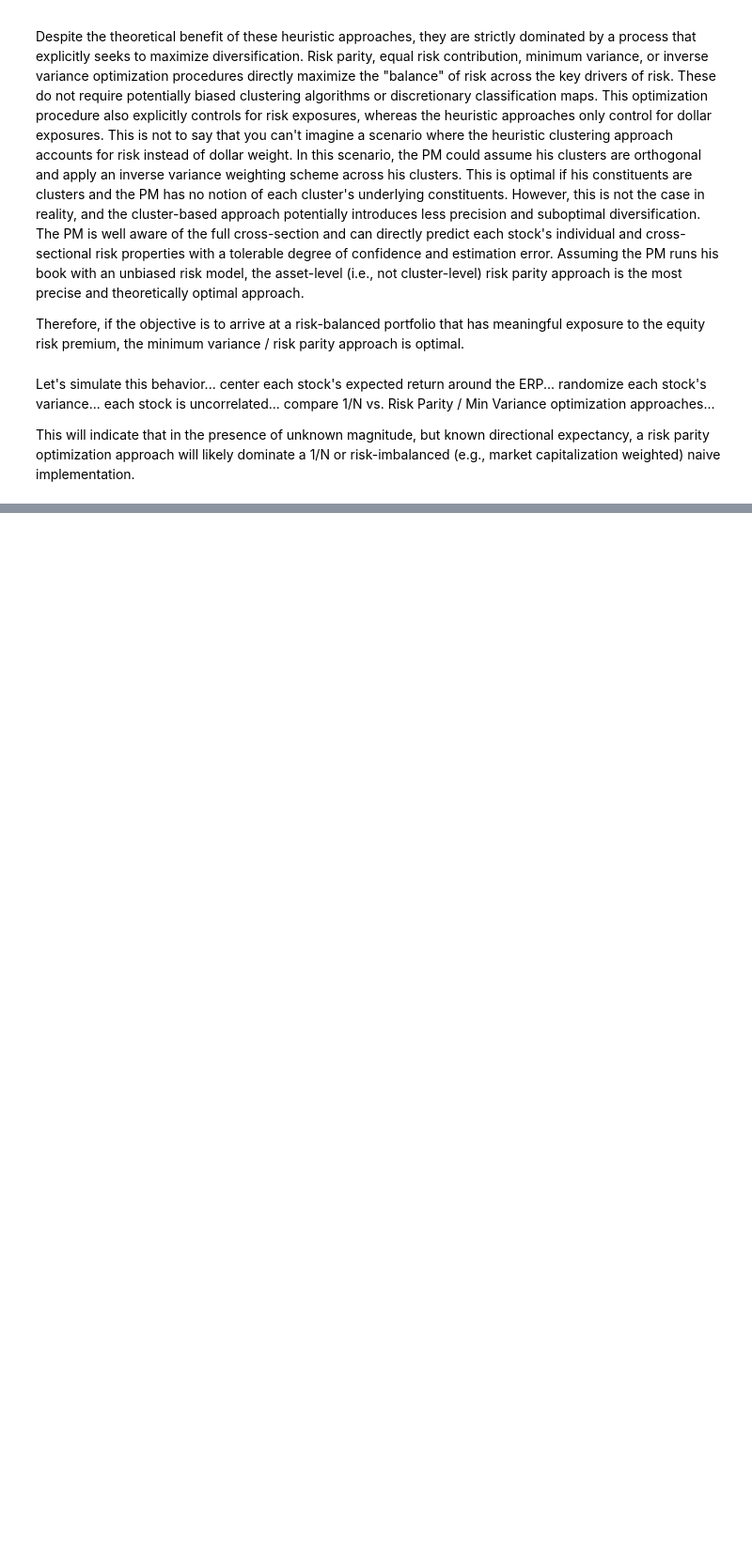
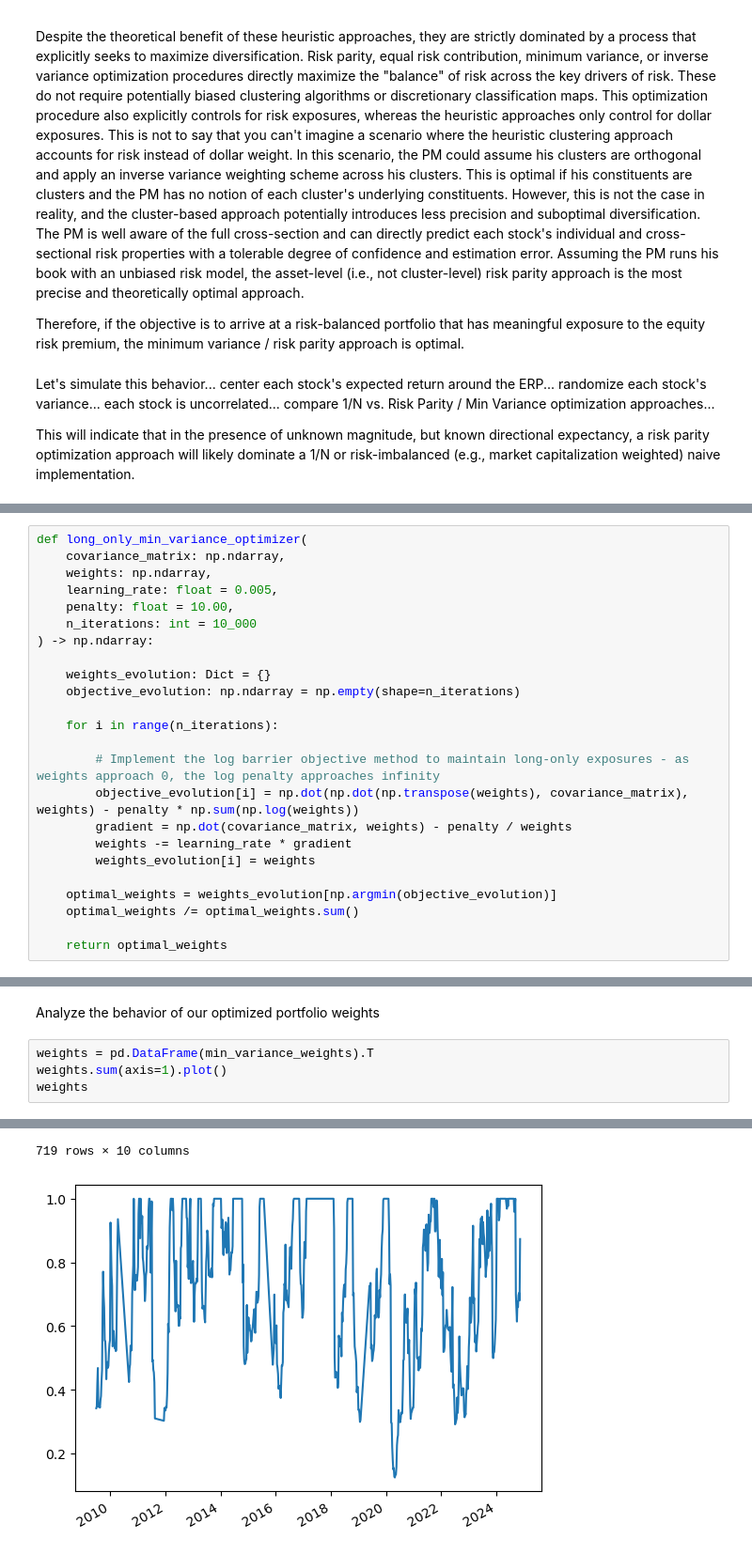
Before and after one commit to marcuskastevens/quant_research, a Jupyter notebook: expected_return_agnostic_portfolio_optimization.ipynb, the cells around one changed output, grey strips where cells are left out. Shown: that part at 94% size. Drawn from its saved outputs; the diff is of its cells as text; blank space fills up the shorter version.

```diff
--- a/expected_return_agnostic_portfolio_optimization.ipynb
+++ b/expected_return_agnostic_portfolio_optimization.ipynb
@@ -232,0 +290,24 @@ pd.concat(
+# %%
+def long_only_min_variance_optimizer(
+    covariance_matrix: np.ndarray,
+    weights: np.ndarray,
+    learning_rate: float = 0.005,
+    penalty: float = 10.00,
+    n_iterations: int = 10_000
+) -> np.ndarray:
+
+    weights_evolution: Dict = {}
+    objective_evolution: np.ndarray = np.empty(shape=n_iterations)
+
+    for i in range(n_iterations):
+
+        # Implement the log barrier objective method to maintain long-only exposures - as weights approach 0, the log penalty approaches infinity
+        objective_evolution[i] = np.dot(np.dot(np.transpose(weights), covariance_matrix), weights) - penalty * np.sum(np.log(weights))
+        gradient = np.dot(covariance_matrix, weights) - penalty / weights
+        weights -= learning_rate * gradient
+        weights_evolution[i] = weights
+
+    optimal_weights = weights_evolution[np.argmin(objective_evolution)]
+    optimal_weights /= optimal_weights.sum()
+
+    return optimal_weights
@@ -232,0 +362,7 @@ pd.concat(
+# %% [markdown]
+Analyze the behavior of our optimized portfolio weights
+# %%
+weights = pd.DataFrame(min_variance_weights).T
+weights.sum(axis=1).plot()
+weights
+# %% [output]
@@ -232,0 +381,2 @@ pd.concat(
+719 rows × 10 columns
+[figure, added]
```
Also changed, not shown: parts of 32 cells of this notebook.
